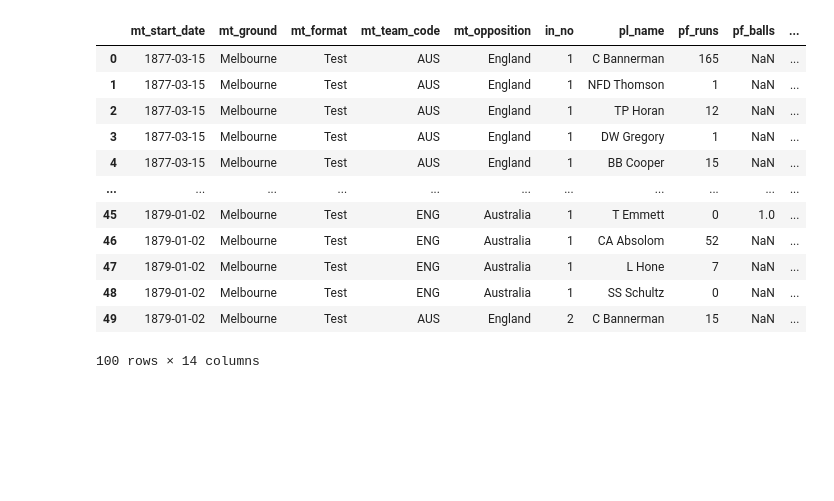
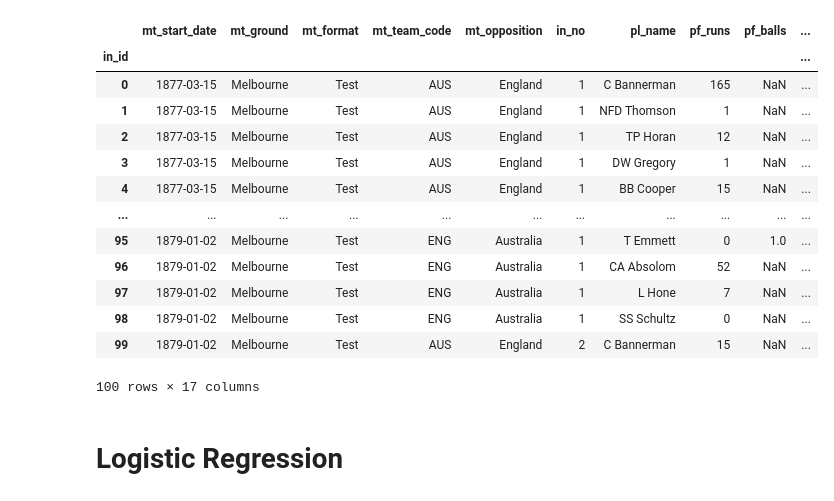
Before and after one commit to mdpead/cricket, a Jupyter notebook: notebooks/highest_batsman.ipynb, the cells around one changed output. Drawn from its saved outputs; the diff is of its cells as text; code cells hidden in the pictures; blank space fills up the shorter version.

Commit message:
Used lambdas for assign

```diff
--- a/notebooks/highest_batsman.ipynb
+++ b/notebooks/highest_batsman.ipynb
@@ -8,2 +8,16 @@ import highest_batsman
+# %%
+def download(first_page, last_page):
+    dfs = []
+    for i in range(first_page, last_page):
+        url = f'http://stats.espncricinfo.com/ci/engine/stats/index.html?class=11;orderby=start;page={i};template=results' \
+              f';type=batting;view=innings;wrappertype=print'
+        page = requests.get(url)
+        html_table = BeautifulSoup(page.text, 'html.parser').find_all('table', class_='engineTable')[2]
+        df = pd.read_html(str(html_table), header=0)[0]
+        df = df.assign(Page = i)
+        dfs.append(df)
+    output = pd.concat(dfs, axis = 0)
+    return(output)
 # %%
-df_raw = highest_batsman.download(1, 3)
+dl = download(1, 3)
+dl
@@ -28,16 +38,43 @@ df_clean = highest_batsman.clean(df_raw)
-# %%
-df_clean
-# %% [output]
-|  | mt_start_date | mt_ground | mt_format | mt_team_code | mt_opposition | in_no | pl_name | pf_runs | pf_balls | ... |
-| 0 | 1877-03-15 | Melbourne | Test | AUS | England | 1 | C Bannerman | 165 | NaN | ... |
-| 1 | 1877-03-15 | Melbourne | Test | AUS | England | 1 | NFD Thomson | 1 | NaN | ... |
-| 2 | 1877-03-15 | Melbourne | Test | AUS | England | 1 | TP Horan | 12 | NaN | ... |
-| 3 | 1877-03-15 | Melbourne | Test | AUS | England | 1 | DW Gregory | 1 | NaN | ... |
-| 4 | 1877-03-15 | Melbourne | Test | AUS | England | 1 | BB Cooper | 15 | NaN | ... |
-| ... | ... | ... | ... | ... | ... | ... | ... | ... | ... | ... |
-| 45 | 1879-01-02 | Melbourne | Test | ENG | Australia | 1 | T Emmett | 0 | 1.0 | ... |
-| 46 | 1879-01-02 | Melbourne | Test | ENG | Australia | 1 | CA Absolom | 52 | NaN | ... |
-| 47 | 1879-01-02 | Melbourne | Test | ENG | Australia | 1 | L Hone | 7 | NaN | ... |
-| 48 | 1879-01-02 | Melbourne | Test | ENG | Australia | 1 | SS Schultz | 0 | NaN | ... |
-| 49 | 1879-01-02 | Melbourne | Test | AUS | England | 2 | C Bannerman | 15 | NaN | ... |
-100 rows × 14 columns
+# %%
+df = dl \
+    .assign(
+        mt_start_date = lambda x: x['Start Date'].astype('datetime64[ns]'),
+        mt_ground = lambda x: x['Ground'],
+        mt_format = lambda x: x['Opposition'].str.extract(r'^(.*?)\sv'),
+        mt_team_code = lambda x: x['Player'].str.extract(r'(?<=\()(.+?)(?=\))'),
+        mt_opposition = lambda x: x['Opposition'].str.extract(r'v\s(.*)'),
+        in_no = lambda x: x['Inns'].astype('int'),
+        pl_name = lambda x: x['Player'].str.extract(r'^(.*?)\s\('),
+        pf_runs = lambda x: np.where(x['Runs'] == 'DNB', 0, x['Runs'].str.replace(r'\*', '')).astype('int'),
+        pf_balls = lambda x: np.where(x['Runs'] == 'DNB', 0, np.where(x['BF'] == '-', np.nan, x['BF'])).astype('float'),
+        pf_mins = lambda x: np.where(x['Runs'] == 'DNB', 0, np.where(x['Mins'] == '-', np.nan, x['Mins'])).astype('float'),
+        pf_fours = lambda x: np.where(x['Runs'] == 'DNB', 0, np.where(x['4s'] == '-', np.nan, x['4s'])).astype('float'),
+        pf_sixes = lambda x: np.where(x['Runs'] == 'DNB', 0, np.where(x['6s'] == '-', np.nan, x['6s'])).astype('float'),
+        pf_no = lambda x: np.where(x['Runs'].str.contains('*', regex=False), True, False).astype('bool'),
+        pf_dnb = lambda x: np.where(x['Runs'] == 'DNB', True, False).astype('bool'),
+        pf_highest_batsman = lambda x: x.groupby(['mt_start_date', 'mt_team_code', 'in_no'])['pf_runs'].transform('max') == x['pf_runs'],
+        pl_batting_order = lambda x: x.groupby(['mt_start_date', 'mt_team_code', 'in_no']).cumcount() + 1,
+        pl_inning_no = lambda x: x.sort_values(['mt_start_date', 'in_no']).groupby(['pl_name']).cumcount() + 1
+    ) \
+    .filter(like = '_') \
+    .reset_index(drop = True) \
+    .rename_axis('in_id')
+
+df
+# %% [output]
+|  | mt_start_date | mt_ground | mt_format | mt_team_code | mt_opposition | in_no | pl_name | pf_runs | pf_balls | ... |
+| in_id |  |  |  |  |  |  |  |  |  | ... |
+| 0 | 1877-03-15 | Melbourne | Test | AUS | England | 1 | C Bannerman | 165 | NaN | ... |
+| 1 | 1877-03-15 | Melbourne | Test | AUS | England | 1 | NFD Thomson | 1 | NaN | ... |
+| 2 | 1877-03-15 | Melbourne | Test | AUS | England | 1 | TP Horan | 12 | NaN | ... |
+| 3 | 1877-03-15 | Melbourne | Test | AUS | England | 1 | DW Gregory | 1 | NaN | ... |
+| 4 | 1877-03-15 | Melbourne | Test | AUS | England | 1 | BB Cooper | 15 | NaN | ... |
+| ... | ... | ... | ... | ... | ... | ... | ... | ... | ... | ... |
+| 95 | 1879-01-02 | Melbourne | Test | ENG | Australia | 1 | T Emmett | 0 | 1.0 | ... |
+| 96 | 1879-01-02 | Melbourne | Test | ENG | Australia | 1 | CA Absolom | 52 | NaN | ... |
+| 97 | 1879-01-02 | Melbourne | Test | ENG | Australia | 1 | L Hone | 7 | NaN | ... |
+| 98 | 1879-01-02 | Melbourne | Test | ENG | Australia | 1 | SS Schultz | 0 | NaN | ... |
+| 99 | 1879-01-02 | Melbourne | Test | AUS | England | 2 | C Bannerman | 15 | NaN | ... |
+100 rows × 17 columns
+# %% [markdown]
+# Logistic Regression
```
Also changed, not shown: parts of 12 cells of this notebook, 1 other file.
